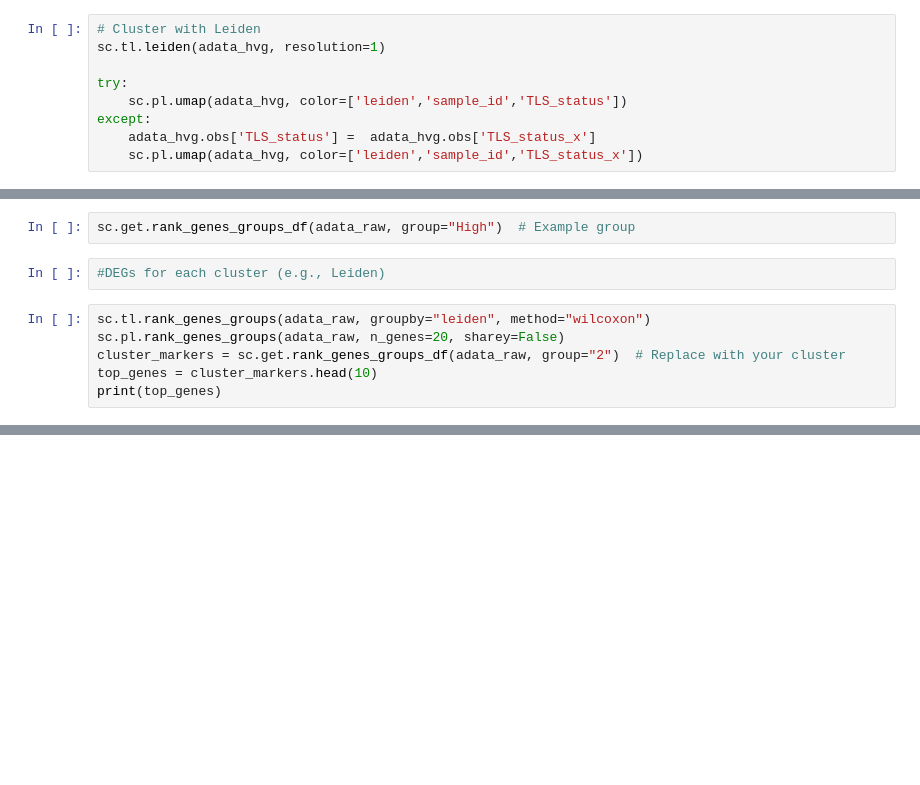
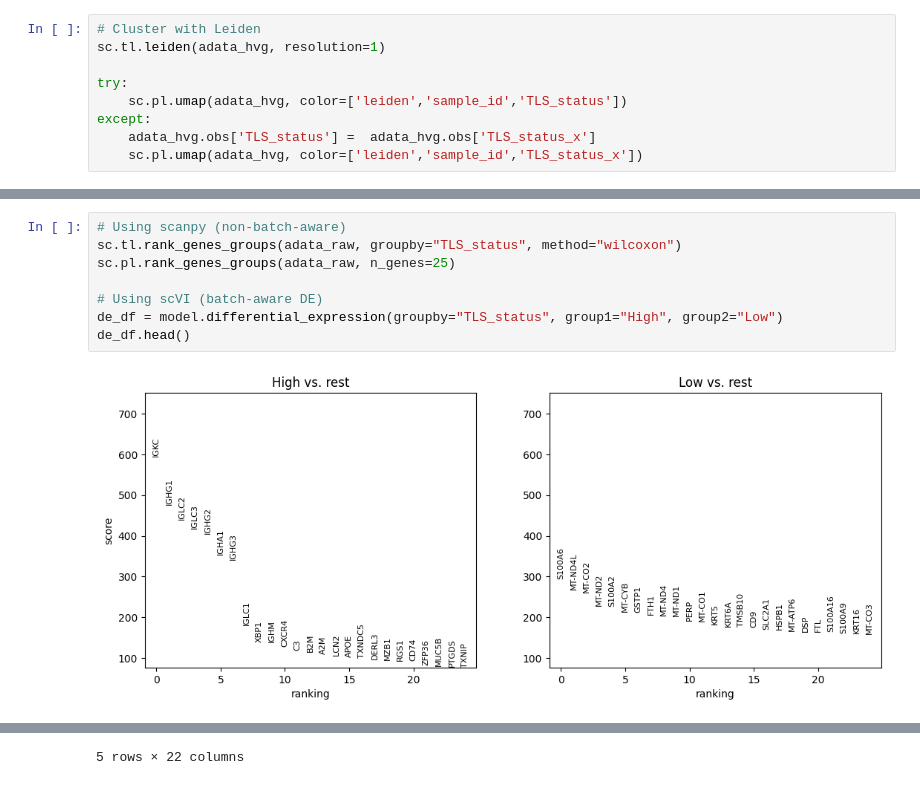
Before and after one commit to InforBio/IMMUNEX, a Jupyter notebook: notebooks/2.bin_analysis/3.Compare Samples 16bins.ipynb, the cells around one changed output, grey strips where cells are left out. Cells and saved outputs as stored; diff of their text form; blank space fills up the shorter version.

Commit message:
Integration of batches

```diff
--- a/notebooks/2.bin_analysis/3.Compare Samples 16bins.ipynb
+++ b/notebooks/2.bin_analysis/3.Compare Samples 16bins.ipynb
@@ -293,10 +312,10 @@ sc.pl.rank_genes_groups(adata_raw, n_genes=25, sharey=False)
-# %%
-sc.get.rank_genes_groups_df(adata_raw, group="High")  # Example group
-# %%
-#DEGs for each cluster (e.g., Leiden)
-# %%
-sc.tl.rank_genes_groups(adata_raw, groupby="leiden", method="wilcoxon")
-sc.pl.rank_genes_groups(adata_raw, n_genes=20, sharey=False)
-cluster_markers = sc.get.rank_genes_groups_df(adata_raw, group="2")  # Replace with your cluster
-top_genes = cluster_markers.head(10)
-print(top_genes)
+# %%
+# Using scanpy (non-batch-aware)
+sc.tl.rank_genes_groups(adata_raw, groupby="TLS_status", method="wilcoxon")
+sc.pl.rank_genes_groups(adata_raw, n_genes=25)
+
+# Using scVI (batch-aware DE)
+de_df = model.differential_expression(groupby="TLS_status", group1="High", group2="Low")
+de_df.head()
+# %% [output]
+[figure, added]
@@ -302,0 +328 @@ print(top_genes)
+5 rows × 22 columns
```
Also changed, not shown: parts of 13 cells of this notebook.
